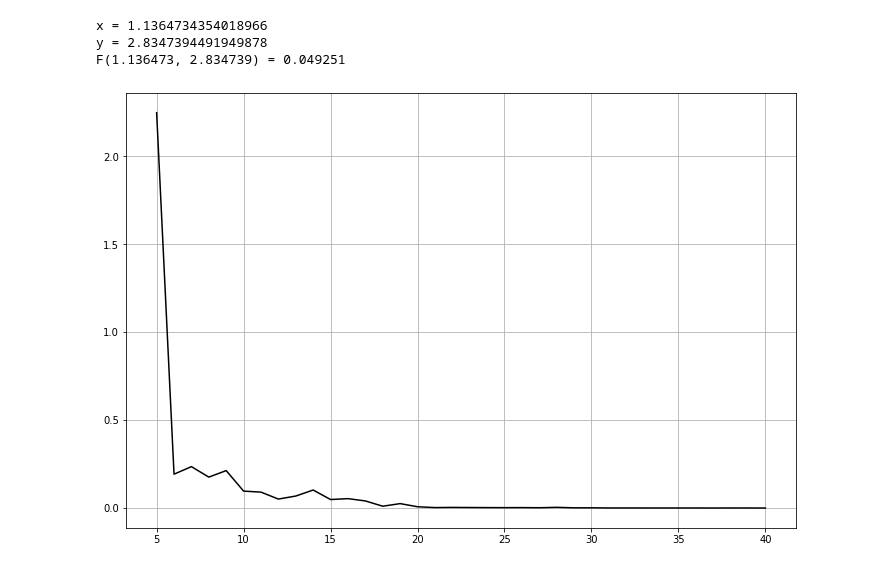
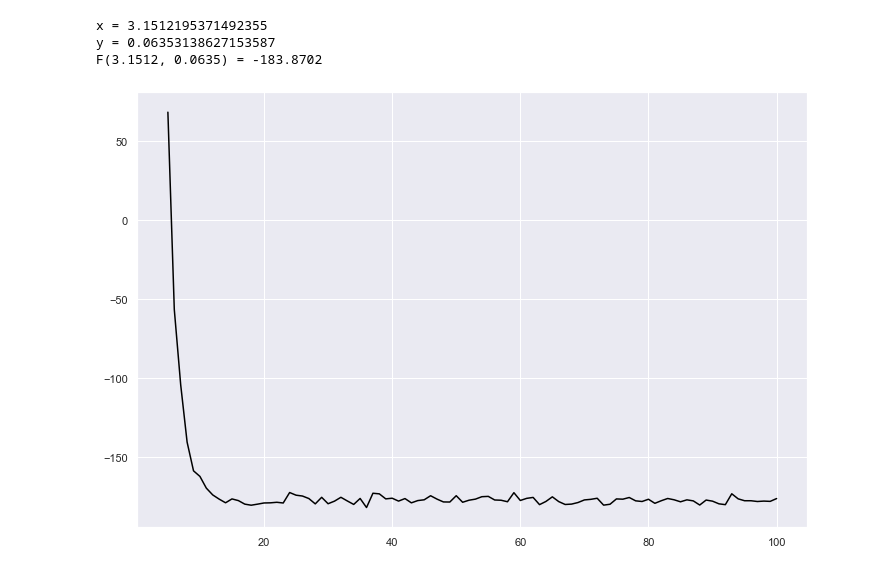
Before and after one commit to banstarz/Genetic-algorithm-for-finding-extrema, a Jupyter notebook: Genetic algorithm.ipynb, the cells around one changed output. Saved outputs shown, nothing was run; the diff lists cells and outputs as text; code cells hidden in the pictures.

Commit message:
Refactored code. Added 3d animation of genetic process. Updated Readme file

```diff
--- a/Genetic algorithm.ipynb
+++ b/Genetic algorithm.ipynb
@@ -3,3 +0,0 @@ from genetic_algorithm import GeneticAlgorithm
-# %%
-def func(x, y):
-    return (x + 2*y - 7)**2 + (2*x + y - 5)**2
@@ -9,21 +1,36 @@ G.Run()
-# %%
-print('x =', G.Population[0].x)
-print('y =', G.Population[0].y)
-print('F(%f, %f) = %f' % (G.Population[0].x, G.Population[0].y, G.Population[0].FF()))
-# %% [output]
-x = 1.1364734354018966
-y = 2.8347394491949878
-F(1.136473, 2.834739) = 0.049251
 # %%
 import matplotlib.pyplot as plt
+import seaborn as sns
+import numpy as np
+from genetic_algorithm import GeneticAlgorithm
+from matplotlib.animation import FuncAnimation
+
+sns.set()
+
+def func(x, y):
+    return (x + 2*y - 7)**2 + (2*x + y - 5)**2 + np.cos(x + y) * 100 + np.cos( - x + y) * 100
+
+G = GeneticAlgorithm(func, population_size = 100, GenLimit = 100, tournament_size = 4)
+G.run()
+
+best_x = G.population[0].x
+best_y = G.population[0].y
+best_fitness = G.population[0].FF()
+
+print(f'x = {best_x}')
+print(f'y = {best_y}')
+print(f'F({best_x:.4f}, {best_y:.4f}) = {best_fitness:.4f}')
 
 start = 5
-stop = len(G.History)
+stop = len(G.history['fitness_function'])
 step = 1
 
 fig = plt.figure(figsize=(12,8))
-graph0 = plt.plot([i for i in range(start, stop, step)], G.History[start:stop:step], color = 'black')
+graph0 = plt.plot([i for i in range(start, stop, step)], G.history['fitness_function'][start:stop:step], color = 'black')
 grid1 = plt.grid(True)
 plt.show()
 # %% [output]
+x = 3.1512195371492355
+y = 0.06353138627153587
+F(3.1512, 0.0635) = -183.8702
-[figure, old version]
+[figure, new version]
```
Also changed, not shown: parts of 3 cells of this notebook, 5 other files.
